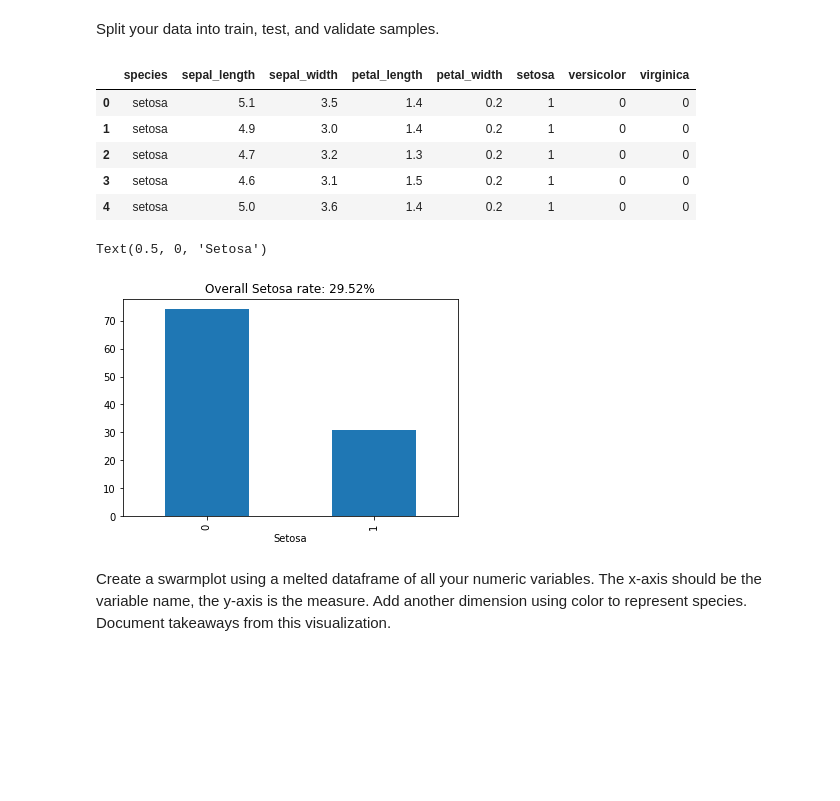
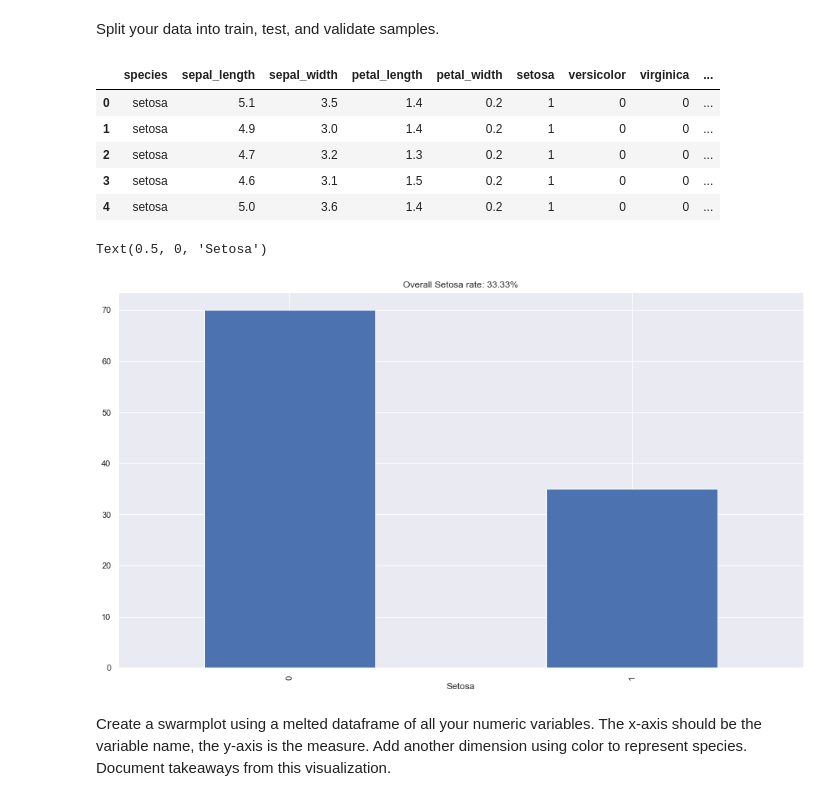
Before and after one commit to datastraine/codeup-data-science, a Jupyter notebook: classification_exercises.ipynb, the cells around one changed output. Saved outputs shown, nothing was run; the diff lists cells and outputs as text; code cells hidden in the pictures; blank space fills up the shorter version.

```diff
--- a/classification_exercises.ipynb
+++ b/classification_exercises.ipynb
@@ -185,6 +185,8 @@ def prep_iris():
     iris.rename(columns={"species_name":"species" }, inplace = True)
     iris_dummies = pd.get_dummies(iris['species'])
     iris = pd.concat([iris, iris_dummies], axis=1)
+    iris['petal_area'] = iris['petal_length'] * iris['petal_width']
+    iris['sepal_area'] = iris['sepal_length'] * iris['sepal_width']
     return iris
 
 prep_iris()
@@ -255,26 +257,26 @@ Split your data into train, test, and validate samples.
 iris = prep_iris()
 iris.head()
 # %% [output]
-|  | species | sepal_length | sepal_width | petal_length | petal_width | setosa | versicolor | virginica |
-| 0 | setosa | 5.1 | 3.5 | 1.4 | 0.2 | 1 | 0 | 0 |
-| 1 | setosa | 4.9 | 3.0 | 1.4 | 0.2 | 1 | 0 | 0 |
-| 2 | setosa | 4.7 | 3.2 | 1.3 | 0.2 | 1 | 0 | 0 |
-| 3 | setosa | 4.6 | 3.1 | 1.5 | 0.2 | 1 | 0 | 0 |
-| 4 | setosa | 5.0 | 3.6 | 1.4 | 0.2 | 1 | 0 | 0 |
+|  | species | sepal_length | sepal_width | petal_length | petal_width | setosa | versicolor | virginica | ... |
+| 0 | setosa | 5.1 | 3.5 | 1.4 | 0.2 | 1 | 0 | 0 | ... |
+| 1 | setosa | 4.9 | 3.0 | 1.4 | 0.2 | 1 | 0 | 0 | ... |
+| 2 | setosa | 4.7 | 3.2 | 1.3 | 0.2 | 1 | 0 | 0 | ... |
+| 3 | setosa | 4.6 | 3.1 | 1.5 | 0.2 | 1 | 0 | 0 | ... |
+| 4 | setosa | 5.0 | 3.6 | 1.4 | 0.2 | 1 | 0 | 0 | ... |
 # %%
 # 20% test, 80% train_validate
 # then of the 80% train_validate: 30% validate, 70% train.
 
-train, test = train_test_split(iris, test_size=.2, random_state=222)
-train, validate = train_test_split(iris, test_size=.3, random_state=222)
+train, test = train_test_split(iris, test_size=.2, random_state=222, stratify=iris.species)
+train, validate = train_test_split(iris, test_size=.3, random_state=222, stratify=iris.species)
 
 train.setosa.value_counts().sort_index().plot.bar()
 setosa_rate = train.setosa.mean()
 plt.title(f"Overall Setosa rate: {setosa_rate:.2%}")
 plt.xlabel('Setosa')
 # %% [output]
 Text(0.5, 0, 'Setosa')
-[figure, old version]
+[figure, new version]
 # %% [markdown]
 Create a swarmplot using a melted dataframe of all your numeric variables. The x-axis should be the variable name, the y-axis is the measure. Add another dimension using color to represent species. Document takeaways from this visualization.
 # %%
```
Also changed, not shown: parts of 10 cells of this notebook.
